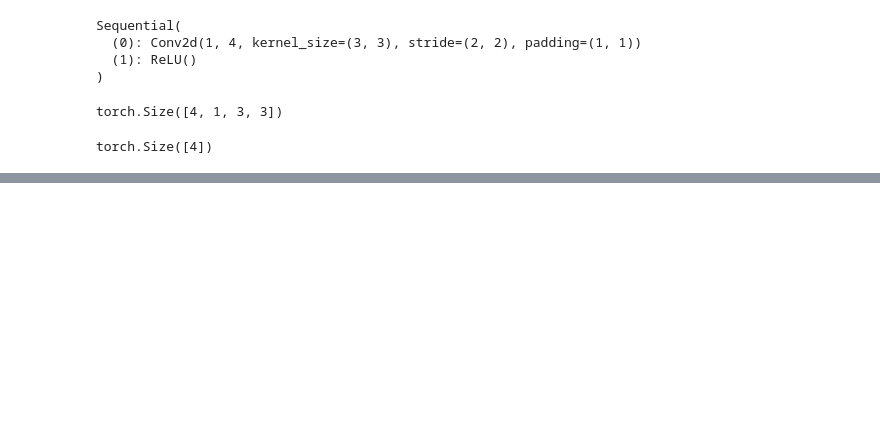
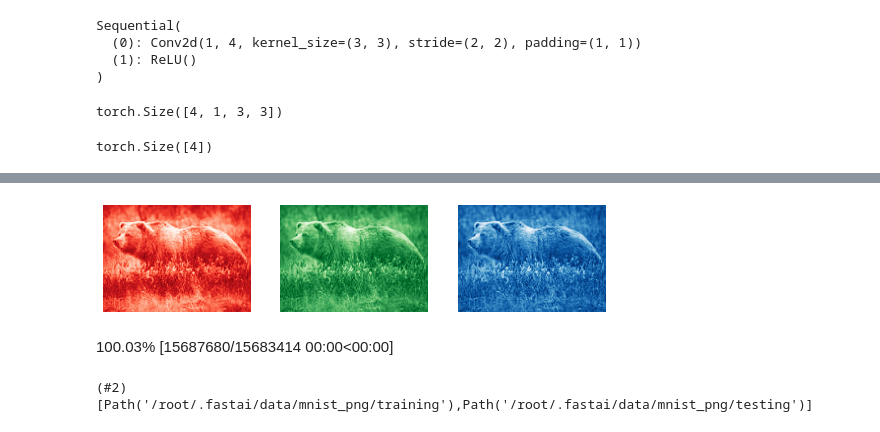
Before and after one commit to satani99/practical_deep_learning_for_coders, a Jupyter notebook: fast_ai_13.ipynb, the cells around one changed output, grey strips where cells are left out. Cells and saved outputs as stored; diff of their text form; code cells hidden in the pictures; blank space fills up the shorter version.

```diff
--- a/fast_ai_13.ipynb
+++ b/fast_ai_13.ipynb
@@ -208,0 +218,12 @@ torch.Size([4])
+# %%
+_, axs = subplots(1, 3)
+for bear, ax, color in zip(im, axs, ('Reds', 'Greens', 'Blues')):
+  show_image(255-bear, ax=ax, cmap=color)
+# %% [output]
+[figure, added]
+# %%
+path = untar_data(URLs.MNIST)
+path.ls()
+# %% [output]
+100.03% [15687680/15683414 00:00<00:00]
+(#2) [Path('/root/.fastai/data/mnist_png/training'),Path('/root/.fastai/data/mnist_png/testing')]
```
Also changed, not shown: parts of 5 cells of this notebook.
